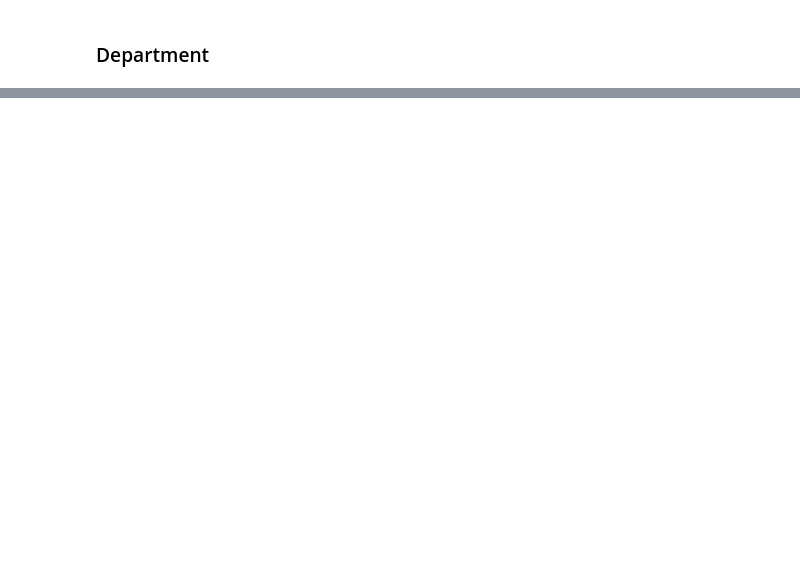
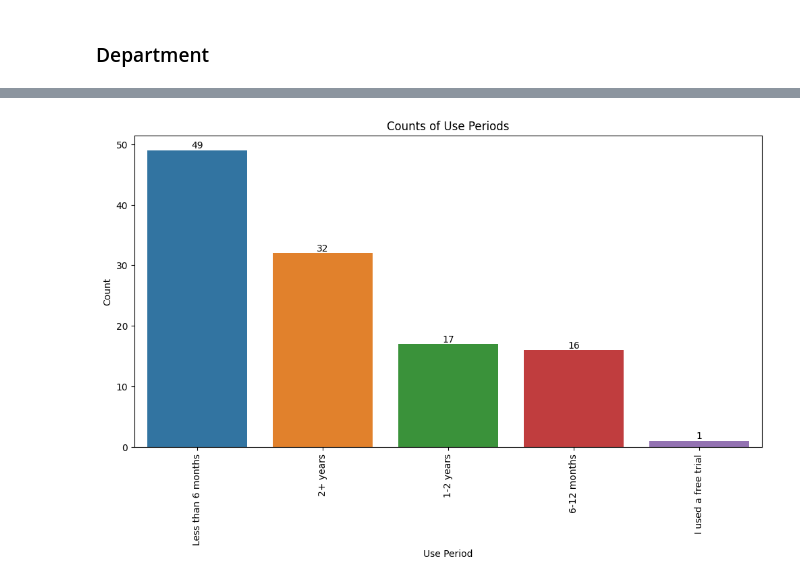
Before and after one commit to ArifAygun/Sentiment-Analysis-SMRT, a Jupyter notebook: SMRT_Statistical_Analysis.ipynb, the cells around one changed output, grey strips where cells are left out. Cells and saved outputs as stored; diff of their text form; code cells hidden in the pictures; blank space fills up the shorter version.

```diff
--- a/SMRT_Statistical_Analysis.ipynb
+++ b/SMRT_Statistical_Analysis.ipynb
@@ -117,0 +277,18 @@ print(department_counts)
+# %%
+# Get the counts of each unique value in the "Use Period" column
+use_period_counts = reviews['Use Period'].value_counts()
+
+plt.figure(figsize=(12, 6))
+ax = sns.barplot(x=use_period_counts.index, y=use_period_counts.values)
+plt.xticks(rotation=90)
+
+plt.xlabel('Use Period')
+plt.ylabel('Count')
+plt.title('Counts of Use Periods')
+
+for p in ax.patches:
+    ax.annotate(f'{p.get_height():.0f}', (p.get_x() + p.get_width() / 2., p.get_height()), ha='center', va='bottom')
+
+plt.show()
+# %% [output]
+[figure, added]
```
Also changed, not shown: parts of 15 cells of this notebook.
